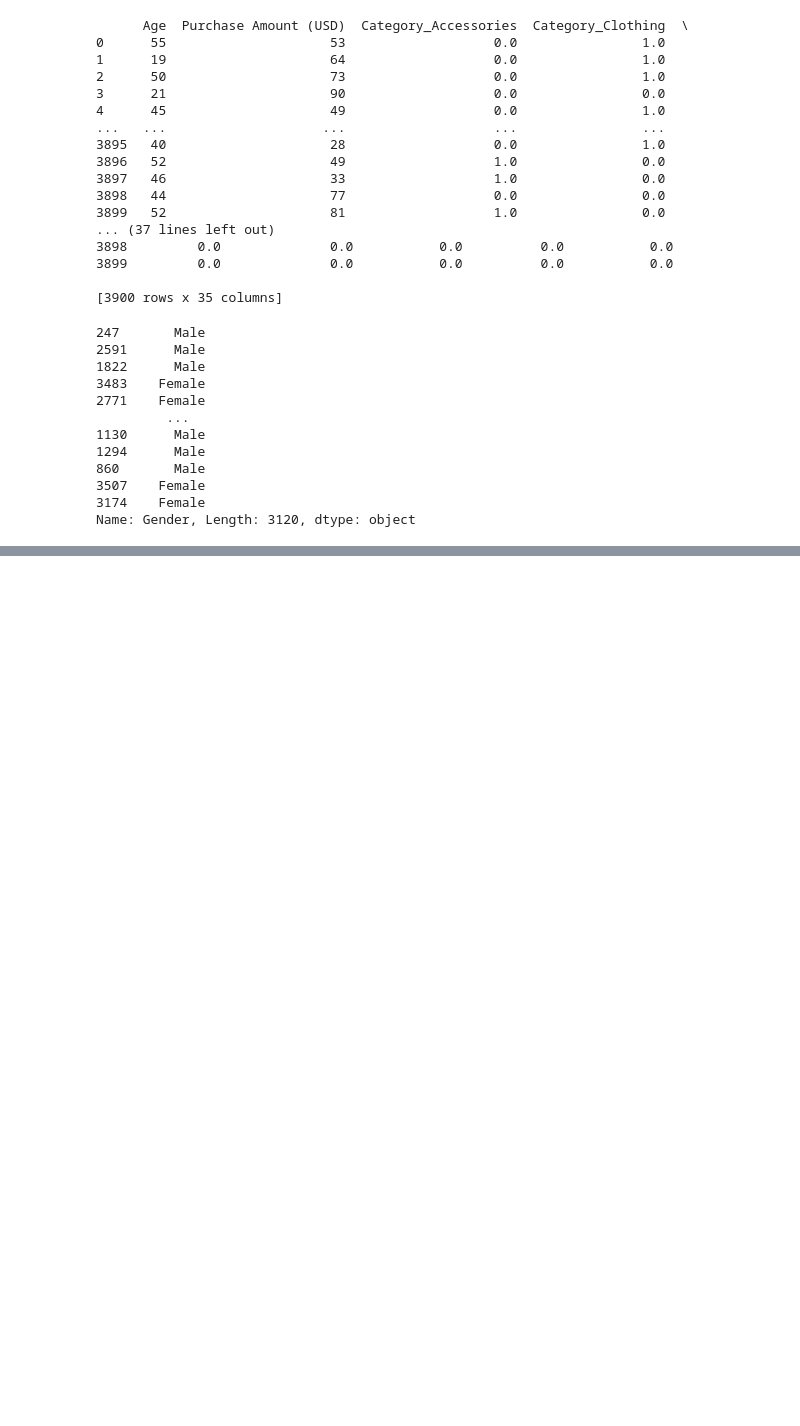
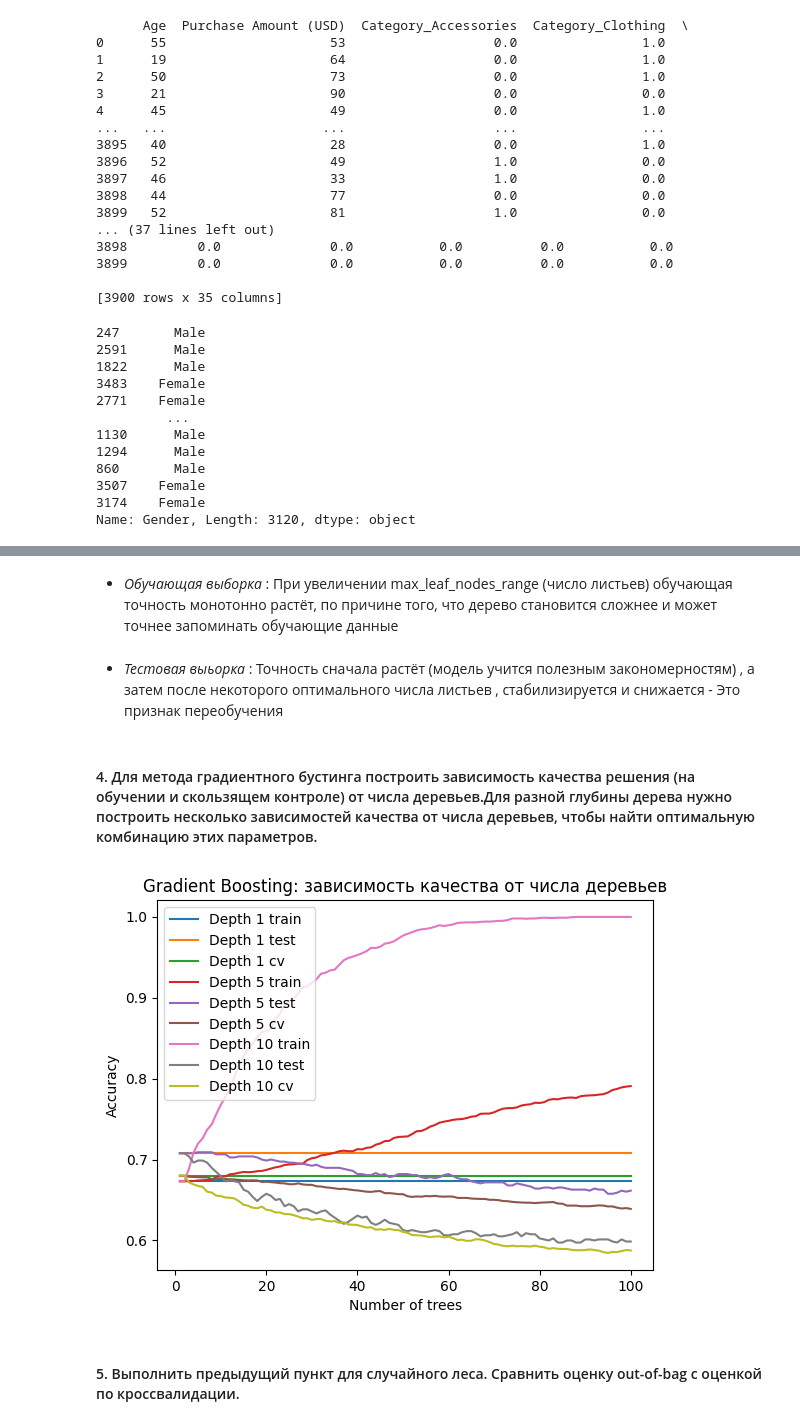
Before and after one commit to DmitriyKunitsin/ML, a Jupyter notebook: Lab_3/lab3.ipynb, the cells around one changed output, grey strips where cells are left out. Drawn from its saved outputs; the diff is of its cells as text; code cells hidden in the pictures; blank space fills up the shorter version.

```diff
--- a/Lab_3/lab3.ipynb
+++ b/Lab_3/lab3.ipynb
@@ -190,0 +194,7 @@ leaf_count = 24 -> Accuracy =  0.6897435897435897
+# %% [markdown]
+* *Обучающая выборка* :
+При увеличении max_leaf_nodes_range (число листьев) обучающая точность монотонно растёт, по причине того, что дерево становится сложнее и может точнее запоминать обучающие данные
+# %% [markdown]
+* *Тестовая выьорка* : Точность сначала растёт (модель учится полезным закономерностям) , а затем после некоторого оптимального числа листьев , стабилизируется и снижается - Это признак переобучения
+# %% [markdown]
+#### 4. Для метода градиентного бустинга построить зависимость качества решения (на обучении и скользящем контроле) от числа деревьев.Для разной глубины дерева нужно построить несколько зависимостей качества от числа деревьев, чтобы найти оптимальную комбинацию этих параметров.
@@ -190,0 +206,28 @@ leaf_count = 24 -> Accuracy =  0.6897435897435897
+# %%
+max_trees = 100 # максимальное кол-во деревьев
+depths = [1, 5, 10]  # разные глубины деревьев
+# %%
+for depth in depths:
+    train_scores = [] # точность на обучающей выборке
+    test_scores = [] # точность на тестовой выборке
+    cv_scores = [] # средняя точность на кросс-валидации (5 блоков)
+    for n in range(1, max_trees+1):
+        # max_depth -ограничение по глубине,n_estimators - текущее кол-во деревьев в ансамбле , random_state - сид
+        gb = GradientBoostingClassifier(max_depth=depth, n_estimators=n, random_state=42)
+        gb.fit(X_train, y_train) # обучение
+        train_scores.append(accuracy_score(y_train, gb.predict(X_train))) # добавляю точность к обучающей выборке
+        test_scores.append(accuracy_score(y_test, gb.predict(X_test))) # добавляю точность к тестовой выборке
+        cv_scores.append(cross_val_score(gb, X, y, cv=5).mean()) # расчёт средней точсности по 5-блочной на всех данных Х, у
+    # график для текущей глубины
+    plt.plot(range(1, max_trees+1), train_scores, label=f'Depth {depth} train')
+    plt.plot(range(1, max_trees+1), test_scores, label=f'Depth {depth} test')
+    plt.plot(range(1, max_trees+1), cv_scores, label=f'Depth {depth} cv')
+plt.xlabel('Number of trees')
+plt.ylabel('Accuracy')
+plt.legend()
+plt.title('Gradient Boosting: зависимость качества от числа деревьев')
+plt.show()
+# %% [output]
+[figure, added]
+# %% [markdown]
+#### 5. Выполнить предыдущий пункт для случайного леса. Сравнить оценку out-of-bag с оценкой по кроссвалидации.
```
Also changed, not shown: parts of 22 cells of this notebook.
